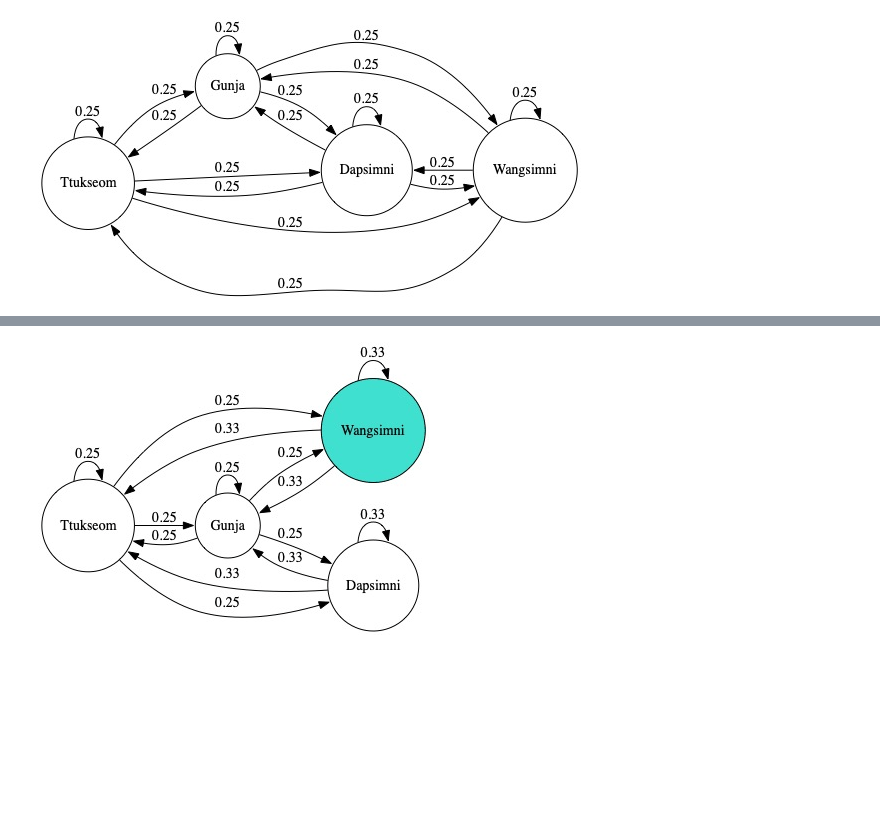
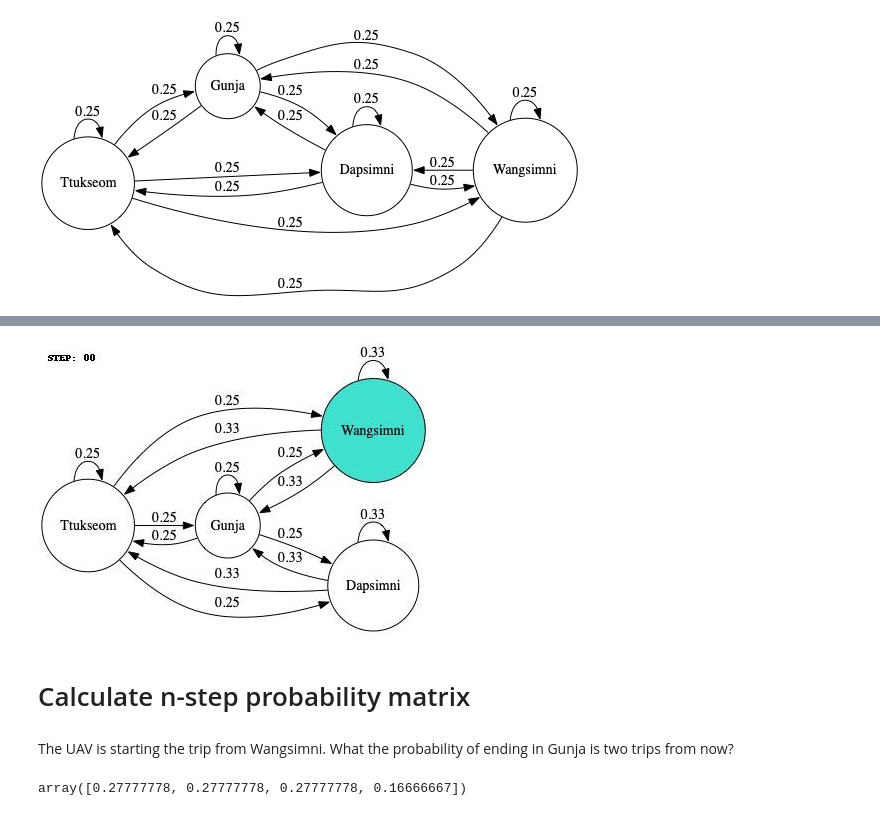
Before and after one commit to ardiantovn/markovchain, a Jupyter notebook: markovchain.ipynb, the cells around one changed output, grey strips where cells are left out. Cells and saved outputs as stored; diff of their text form; code cells hidden in the pictures; blank space fills up the shorter version.

Commit message:
feat: step

```diff
--- a/markovchain.ipynb
+++ b/markovchain.ipynb
@@ -350,6 +386,23 @@ for i in range(len(colored_list)):
 # generate gif
 travel_img = generate_gif(save_as= './markov_chain_travel_sim.gif')
 # %%
-Image(travel_img)
+ImageDisplay(travel_img)
 # %% [output]
-[figure, old version]
+[figure, new version]
+# %% [markdown]
+# Calculate n-step probability matrix
+# %% [markdown]
+The UAV is starting the trip from Wangsimni.
+What the probability of ending in Gunja is two trips from now?
+# %%
+# Region Name: Ttukseom  Gunja  Wangsimni  Dapsimni
+# Region id:    0           1       2       3
+
+initial_dist = np.asarray([0,0,1,0])
+
+
+df_trip_2 = matrix_power(blocked_df.to_numpy(),2)
+
+np.dot(initial_dist,df_trip_2)
+# %% [output]
+array([0.27777778, 0.27777778, 0.27777778, 0.16666667])
```
Also changed, not shown: parts of 10 cells of this notebook, 30 other files.
